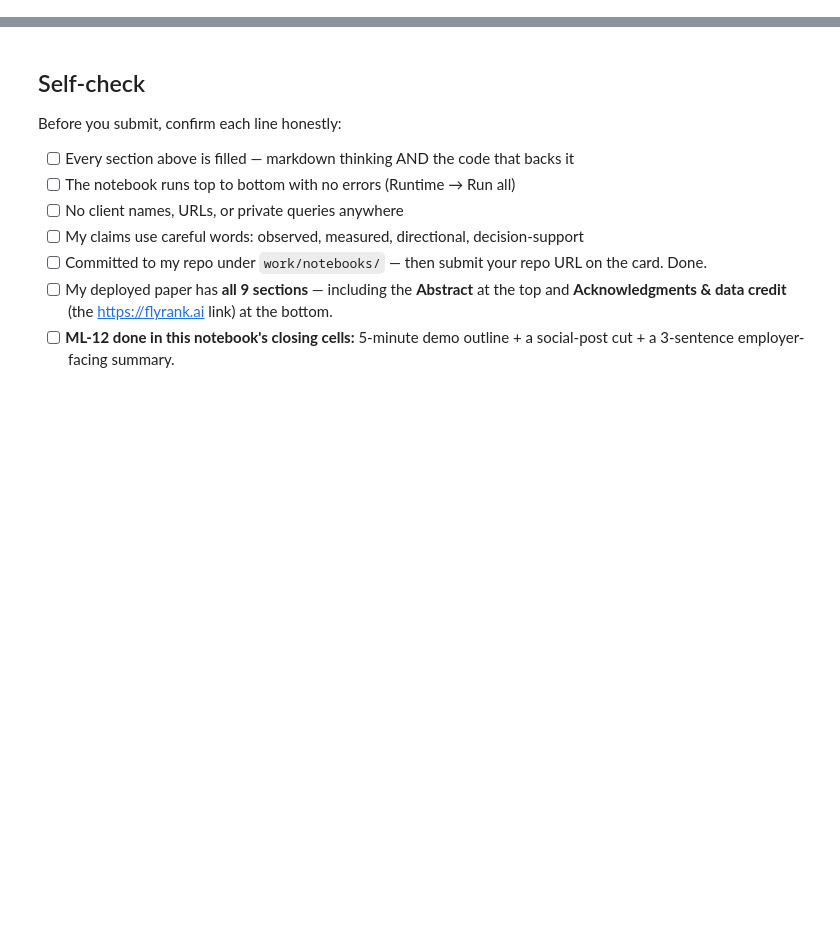
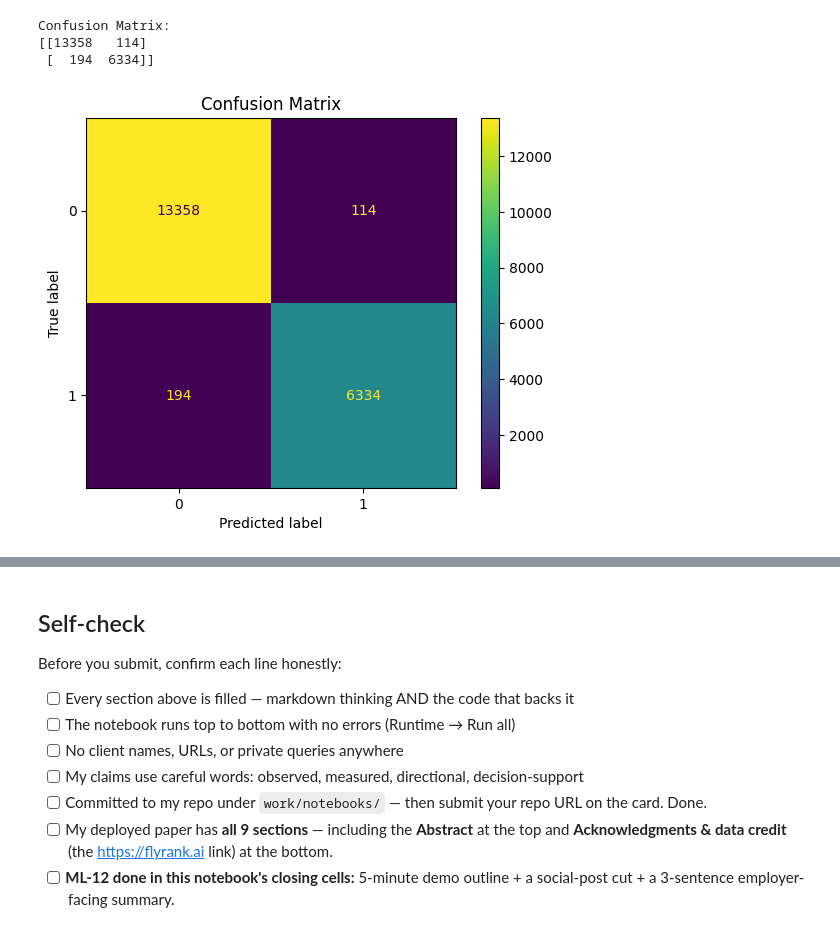
Before and after one commit to GauriKale1328/flyrank-assignment, a Jupyter notebook: work/notebooks/capstone.ipynb, the cells around one changed output, grey strips where cells are left out. Drawn from its saved outputs; the diff is of its cells as text; code cells hidden in the pictures; blank space fills up the shorter version.

```diff
--- a/work/notebooks/capstone.ipynb
+++ b/work/notebooks/capstone.ipynb
@@ -36,0 +113,12 @@ This skeleton is yours to fill. Work the sections **in order** — each one has
+# %%
+# Load the March 2026 data
+
+df = con.execute("""
+SELECT *
+FROM read_parquet(
+'hf://datasets/FlyRank/internship-warehouse/fact_content_daily_performance/month=2026-03/data_0.parquet'
+)
+LIMIT 100000
+""").df()
+
+print("Shape:", df.shape)
@@ -36,0 +399,21 @@ This skeleton is yours to fill. Work the sections **in order** — each one has
+# %%
+from sklearn.metrics import confusion_matrix, ConfusionMatrixDisplay
+import matplotlib.pyplot as plt
+
+cm = confusion_matrix(y_test, y_pred)
+
+print("Confusion Matrix:")
+print(cm)
+
+disp = ConfusionMatrixDisplay(
+    confusion_matrix=cm
+)
+
+disp.plot()
+plt.title("Confusion Matrix")
+plt.show()
+# %% [output]
+Confusion Matrix:
+[[13358   114]
+ [  194  6334]]
+[figure, added]
```
Also changed, not shown: parts of 37 cells of this notebook.
